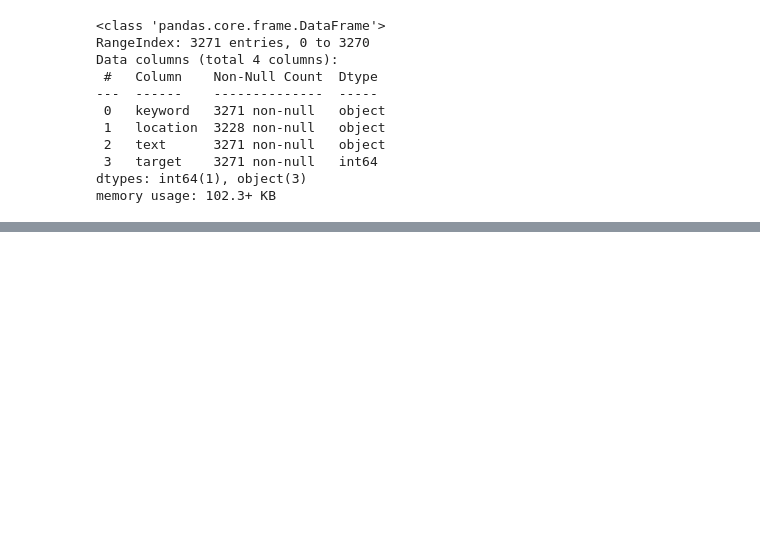
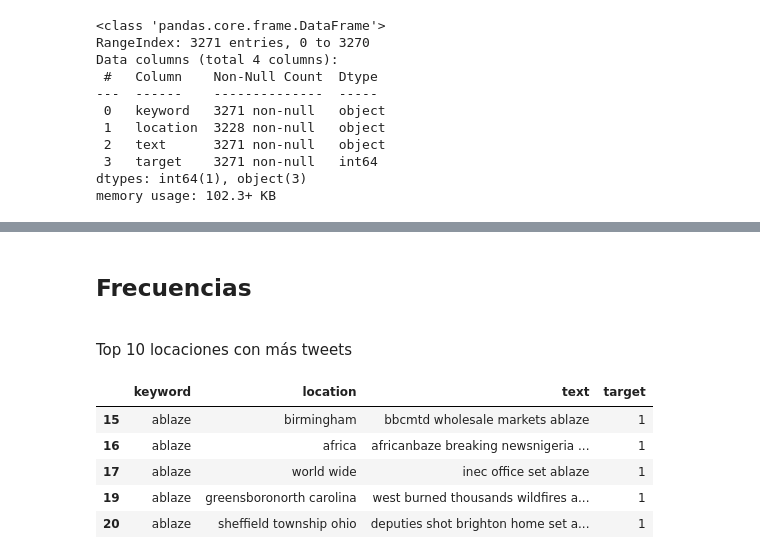
Before and after one commit to andro095/Data-Science, a Jupyter notebook: Project2/Project2_Analisis.ipynb, the cells around one changed output, grey strips where cells are left out. Drawn from its saved outputs; the diff is of its cells as text; code cells hidden in the pictures; blank space fills up the shorter version.

```diff
--- a/Project2/Project2_Analisis.ipynb
+++ b/Project2/Project2_Analisis.ipynb
@@ -90,0 +92,14 @@ generate_word_cloud(text,"- Textos de los tweets")
+# %% [markdown]
+## Frecuencias
+<br>
+Top 10 locaciones con más tweets
+# %%
+data_na_dropped = data_tw.dropna()[data_tw.location != 'none']
+data_na_dropped.head()
+# %% [output]
+|  | keyword | location | text | target |
+| 15 | ablaze | birmingham | bbcmtd wholesale markets ablaze | 1 |
+| 16 | ablaze | africa | africanbaze breaking newsnigeria ... | 1 |
+| 17 | ablaze | world wide | inec office set ablaze | 1 |
+| 19 | ablaze | greensboronorth carolina | west burned thousands wildfires a... | 1 |
+| 20 | ablaze | sheffield township ohio | deputies shot brighton home set a... | 1 |
```
Also changed, not shown: parts of 10 cells of this notebook.
